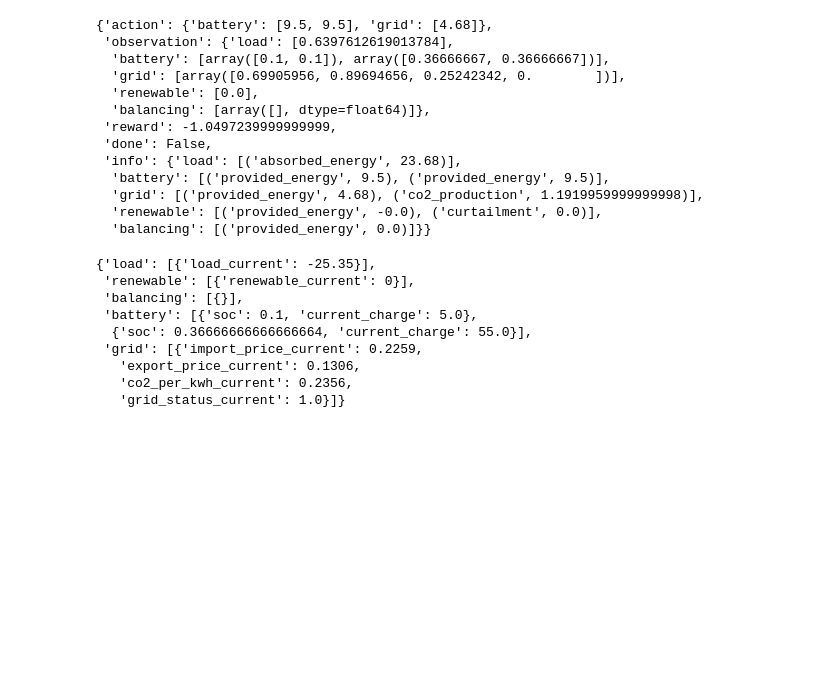
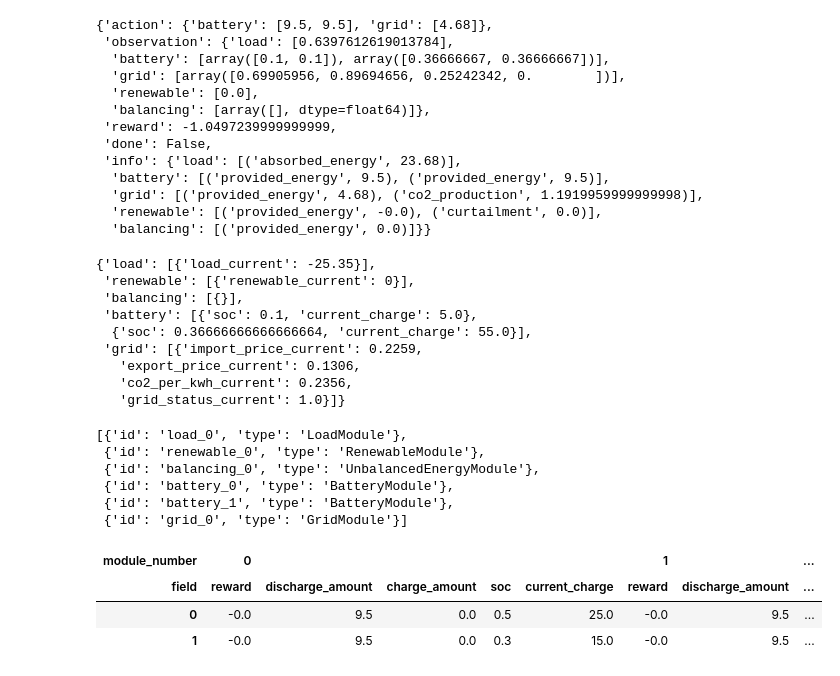
Before and after one commit to Techathon-2025-G5/smart-energy-community-platform, a Jupyter notebook: test_crontroller.ipynb, the cells around one changed output. Cells and saved outputs as stored; diff of their text form; code cells hidden in the pictures; blank space fills up the shorter version.

```diff
--- a/test_crontroller.ipynb
+++ b/test_crontroller.ipynb
@@ -119,3 +119,21 @@ microgrid.get_status()
    'export_price_current': 0.1306,
    'co2_per_kwh_current': 0.2356,
    'grid_status_current': 1.0}]}
+# %%
+microgrid.get_components()
+# %% [output]
+[{'id': 'load_0', 'type': 'LoadModule'},
+ {'id': 'renewable_0', 'type': 'RenewableModule'},
+ {'id': 'balancing_0', 'type': 'UnbalancedEnergyModule'},
+ {'id': 'battery_0', 'type': 'BatteryModule'},
+ {'id': 'battery_1', 'type': 'BatteryModule'},
+ {'id': 'grid_0', 'type': 'GridModule'}]
+# %%
+df = microgrid.get_log()
+# %%
+df['battery']
+# %% [output]
+| module_number | 0 |  |  |  |  | 1 |  | ... |
+| field | reward | discharge_amount | charge_amount | soc | current_charge | reward | discharge_amount | ... |
+| 0 | -0.0 | 9.5 | 0.0 | 0.5 | 25.0 | -0.0 | 9.5 | ... |
+| 1 | -0.0 | 9.5 | 0.0 | 0.3 | 15.0 | -0.0 | 9.5 | ... |
```
Also changed, not shown: 1 other file.
